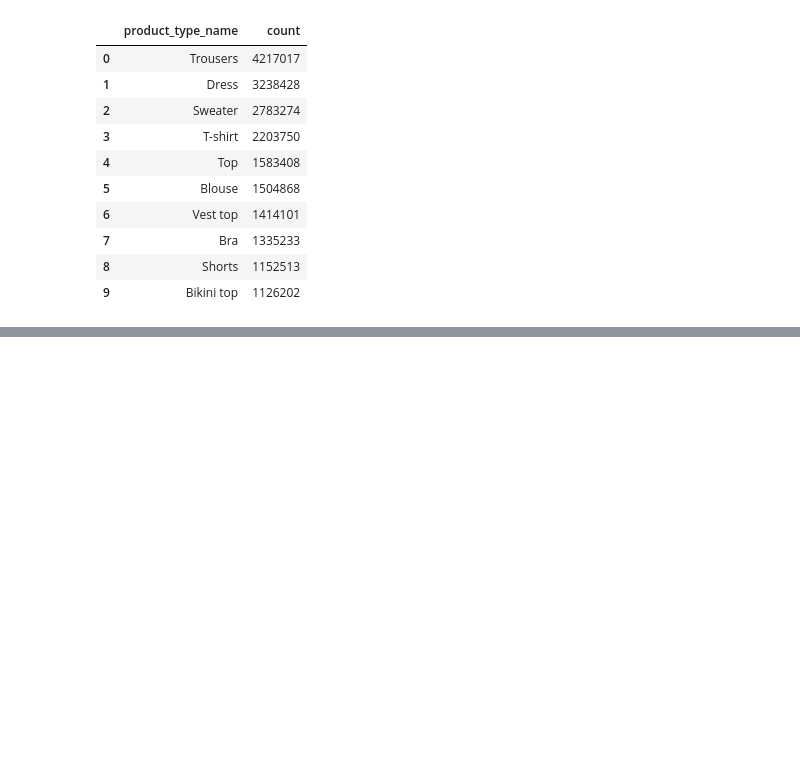
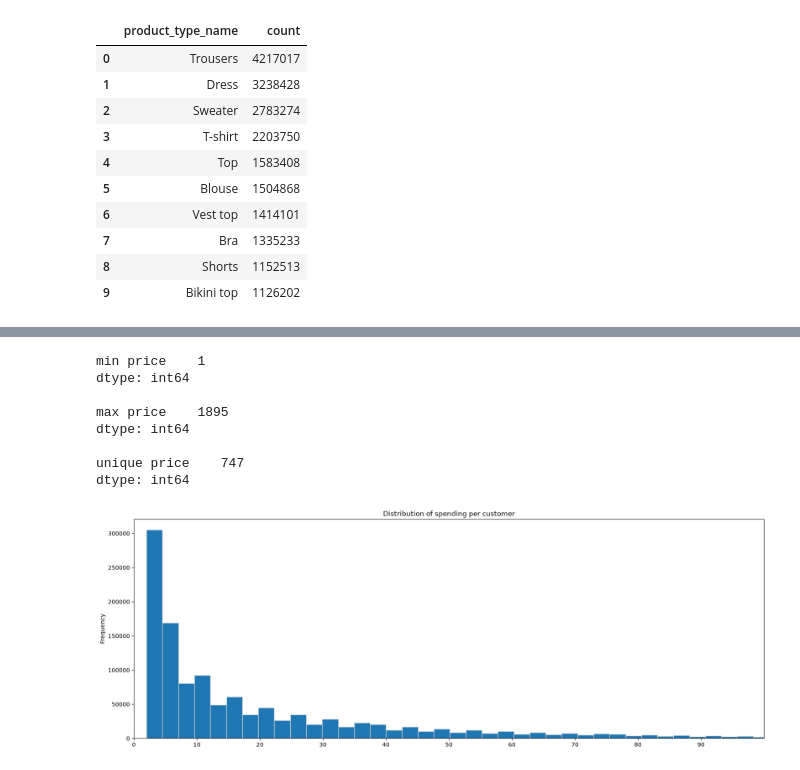
Before and after one commit to peayah/customer_intelligence_system, a Jupyter notebook: 03_exploratory_data_analysis.ipynb, the cells around one changed output, grey strips where cells are left out. Saved outputs shown, nothing was run; the diff lists cells and outputs as text; code cells hidden in the pictures; blank space fills up the shorter version.

```diff
--- a/03_exploratory_data_analysis.ipynb
+++ b/03_exploratory_data_analysis.ipynb
@@ -152,0 +205,29 @@ df['product_type_name'].value_counts().head(10).reset_index()
+# %%
+number_of_purchases = df.groupby('customer_id', as_index=False)['price'].count().drop(columns='customer_id')
+print ('\nmin', number_of_purchases.min())
+print ("\nmax", number_of_purchases.max())
+print('\nunique', number_of_purchases.nunique())
+
+number_of_purchases = number_of_purchases.loc[number_of_purchases['price'] > 1]
+
+# print('\ngreater than 1', number_of_purchases)
+fig, ax = plt.subplots()
+
+number_of_purchases['price'].plot(kind='hist', bins=747, title='Distribution of spending per customer', figsize=(20, 7), edgecolor='lightgray')
+
+
+ax.set_xticks(np.arange(0, 100, 10))
+plt.xlim(0, 100) # exclude the extreme outliers to better visualize the distribution of the majority of the data
+
+
+plt.show()
+# %% [output]
+min price    1
+dtype: int64
+
+max price    1895
+dtype: int64
+
+unique price    747
+dtype: int64
+[figure, added]
```
Also changed, not shown: parts of 5 cells of this notebook, 1 other file.
